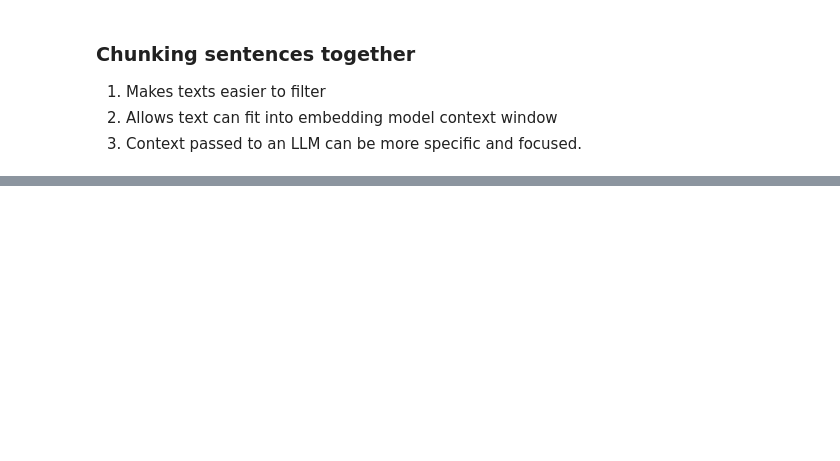
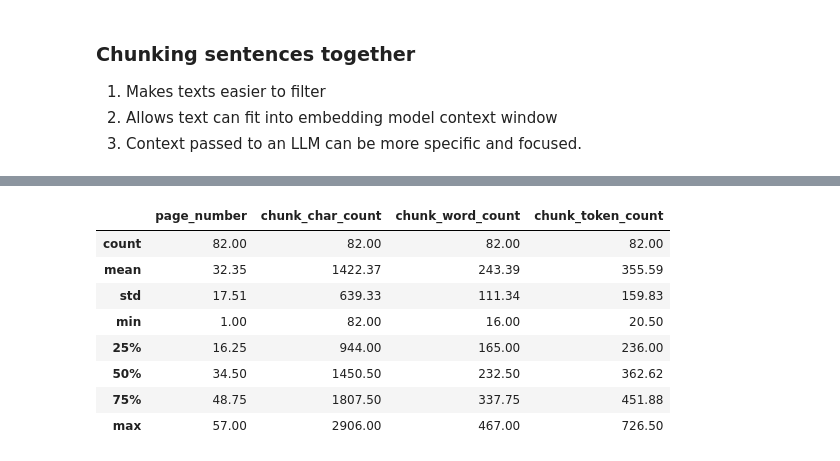
Before and after one commit to aplancher/RagWP, a Jupyter notebook: ragyou.ipynb, the cells around one changed output, grey strips where cells are left out. Saved outputs shown, nothing was run; the diff lists cells and outputs as text; code cells hidden in the pictures; blank space fills up the shorter version.

Commit message:
Split each chunk into its own item

```diff
--- a/ragyou.ipynb
+++ b/ragyou.ipynb
@@ -507,0 +486,23 @@ df.describe().round(2)
+# %%
+import re
+
+# Split each chunk into its own item
+pages_and_chunks = []
+for item in tqdm(pages_and_texts):
+    for sentence_chunk in item["sentence_chunks"]:
+        chunk_dict = {}
+        chunk_dict["page_number"] = item["page_number"]
+
+        # Join the sentences together into a pragraph-like strucutre(join list of sentences into one paragraph)
+        joined_sentence_chunk = "".join(sentence_chunk).replace(" "," ").strip()
+        joined_sentence_chunk = re.sub(r'\.([A-Z])', r'. \1', joined_sentence_chunk)
+
+
+        chunk_dict["sentence_chunk"] = joined_sentence_chunk
+
+        # Get some stats on our chunks
+        chunk_dict["chunk_char_count"] = len(joined_sentence_chunk)
+        chunk_dict["chunk_word_count"] = len([word for word in joined_sentence_chunk.split(" ")])
+        chunk_dict["chunk_token_count"] = len(joined_sentence_chunk) / 4 # 1 token = ~4 chars
+
+        pages_and_chunks.append(chunk_dict)
@@ -507,0 +517,13 @@ df.describe().round(2)
+# %%
+df = pd.DataFrame(pages_and_chunks)
+df.describe().round(2)
+# %% [output]
+|  | page_number | chunk_char_count | chunk_word_count | chunk_token_count |
+| count | 82.00 | 82.00 | 82.00 | 82.00 |
+| mean | 32.35 | 1422.37 | 243.39 | 355.59 |
+| std | 17.51 | 639.33 | 111.34 | 159.83 |
+| min | 1.00 | 82.00 | 16.00 | 20.50 |
+| 25% | 16.25 | 944.00 | 165.00 | 236.00 |
+| 50% | 34.50 | 1450.50 | 232.50 | 362.62 |
+| 75% | 48.75 | 1807.50 | 337.75 | 451.88 |
+| max | 57.00 | 2906.00 | 467.00 | 726.50 |
```
Also changed, not shown: parts of 6 cells of this notebook.
